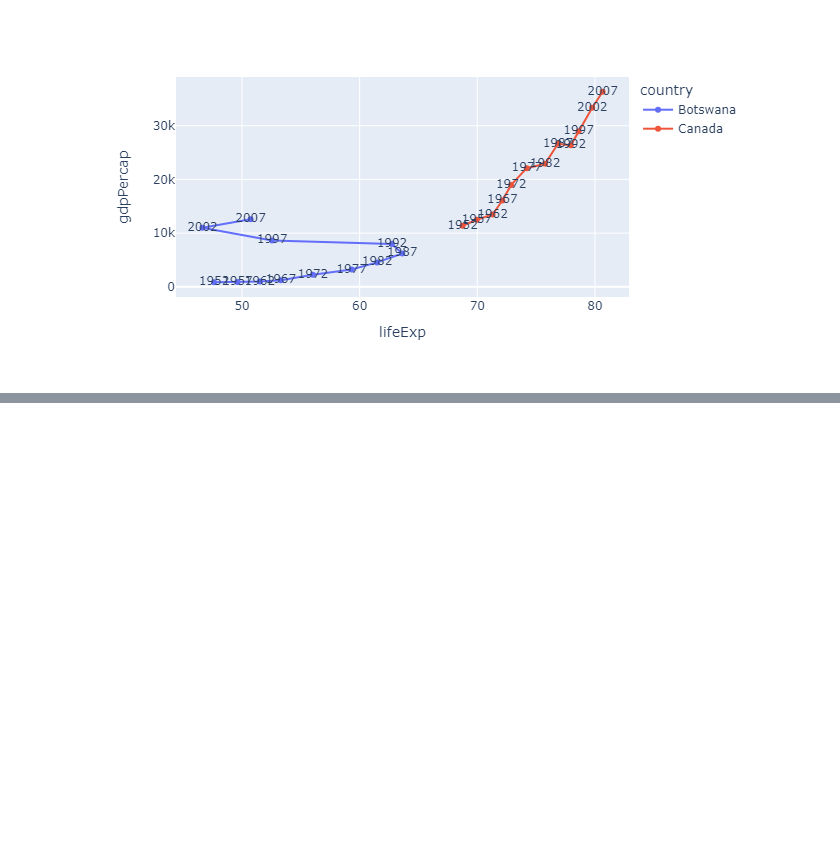
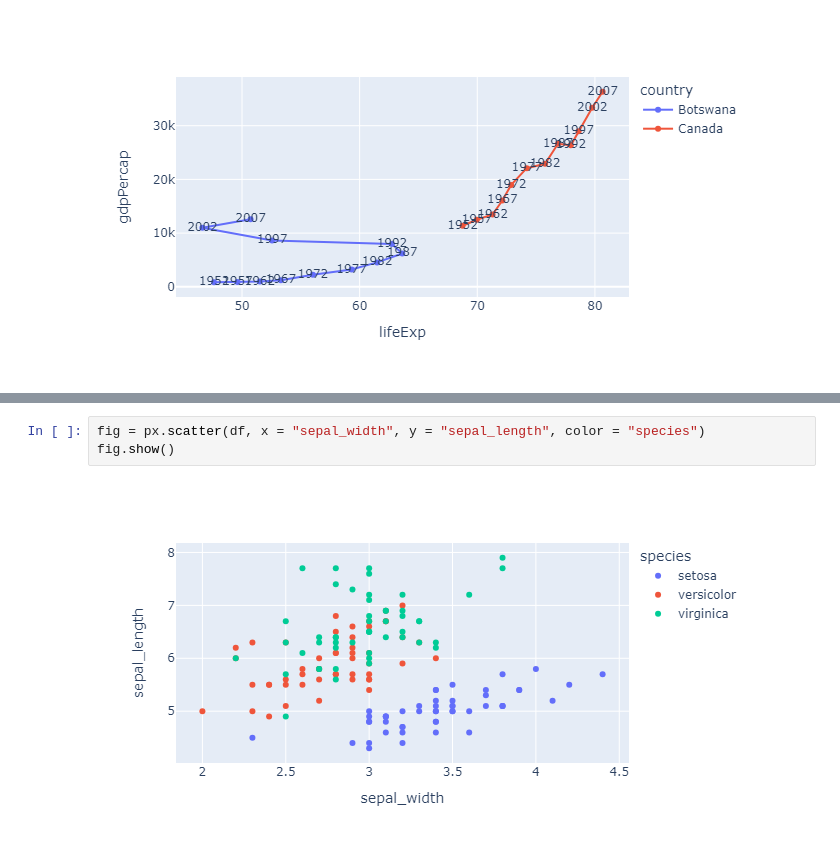
Before and after one commit to Tanay-Dwivedi/DADS-practice, a Jupyter notebook: Python/Plotly/plotly_practice1.ipynb, the cells around one changed output, grey strips where cells are left out. Drawn from its saved outputs; the diff is of its cells as text; blank space fills up the shorter version.

```diff
--- a/Python/Plotly/plotly_practice1.ipynb
+++ b/Python/Plotly/plotly_practice1.ipynb
@@ -304,0 +338,5 @@ fig.show()
+# %%
+fig = px.scatter(df, x = "sepal_width", y = "sepal_length", color = "species")
+fig.show()
+# %% [output]
+[figure, added]
```
Also changed, not shown: parts of 17 cells of this notebook.
